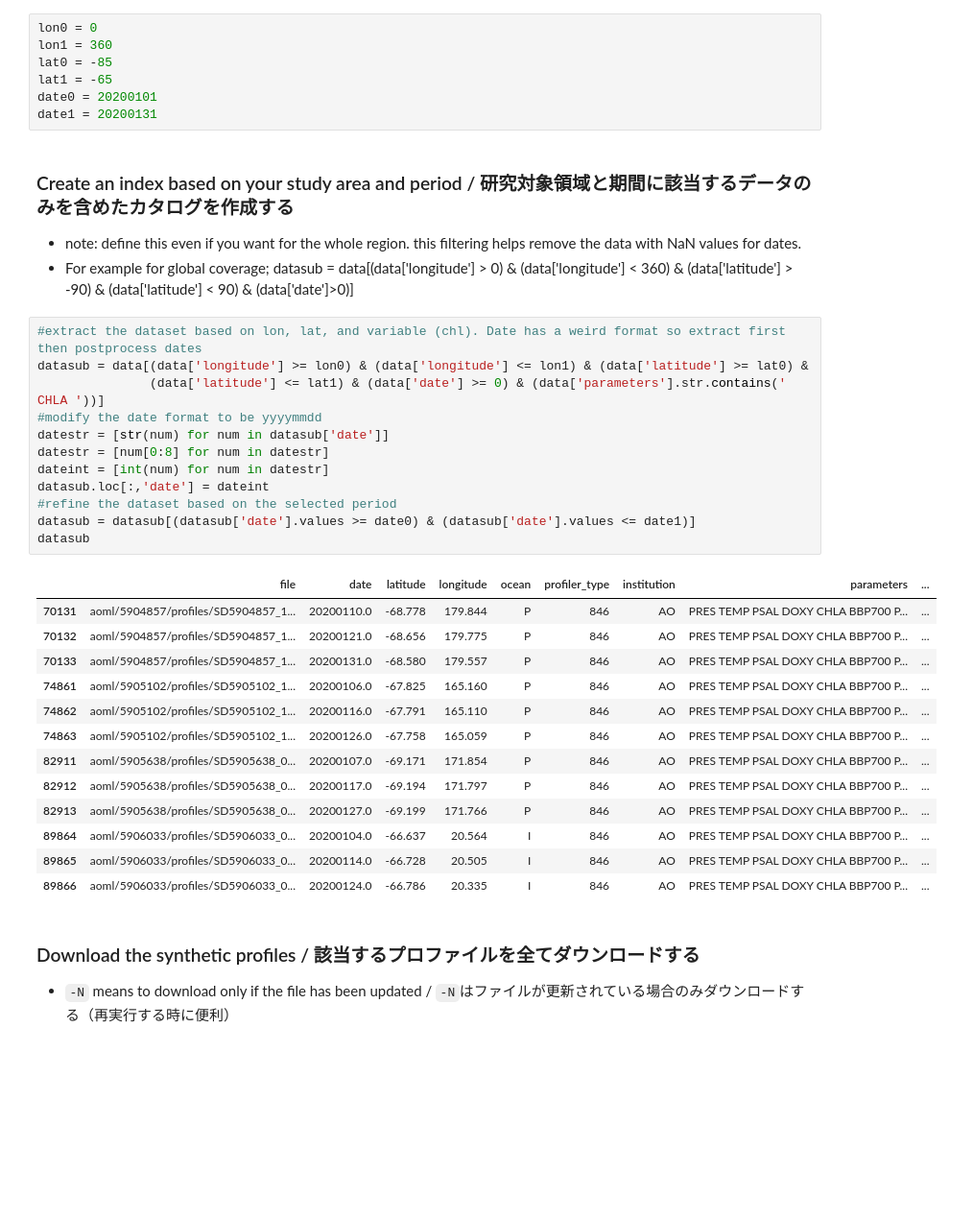
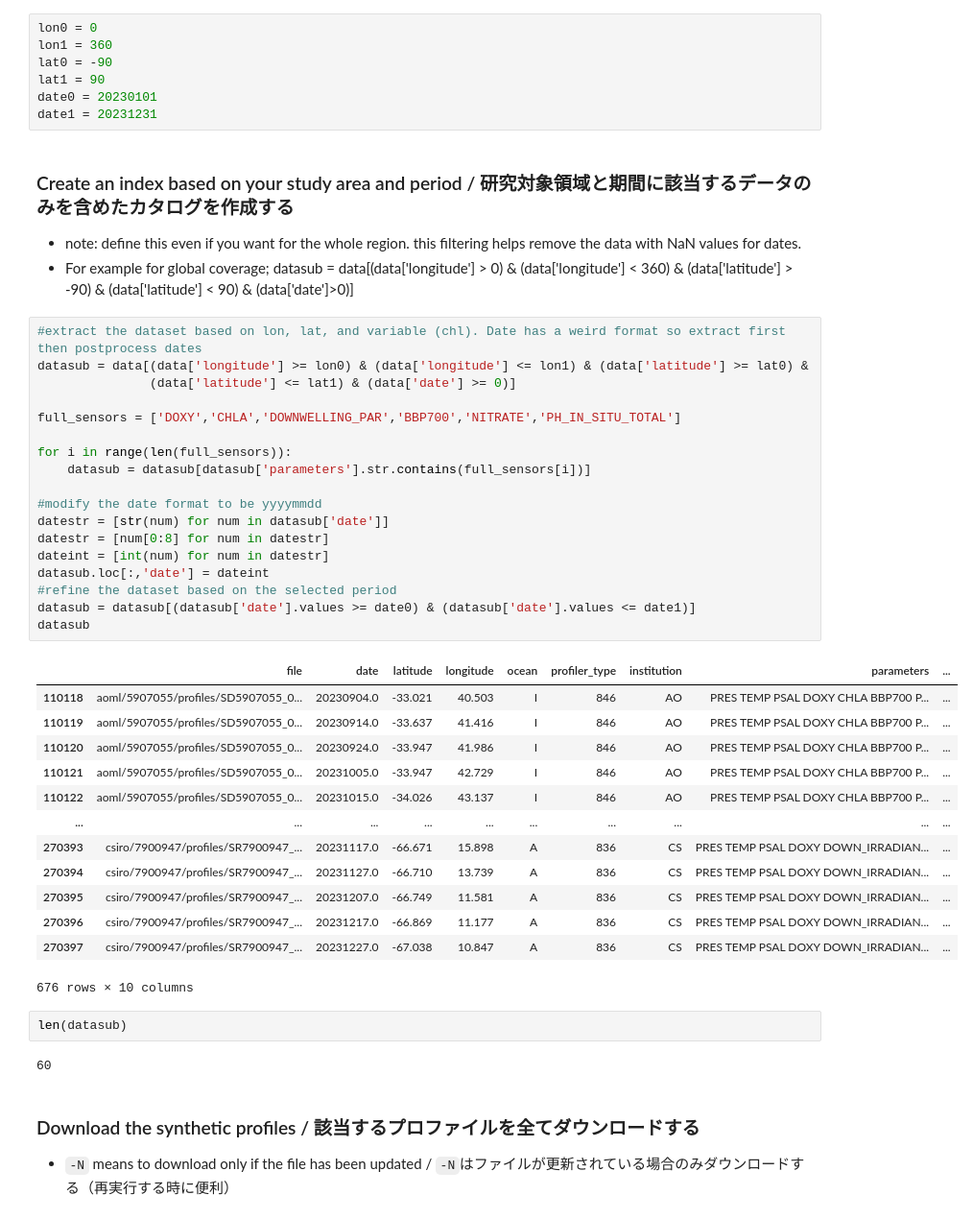
Before and after one commit to hakaseh/echoes-ss2024, a Jupyter notebook: download-argo.ipynb, the cells around one changed output. Shown at 96% size. Saved outputs shown, nothing was run; the diff lists cells and outputs as text; blank space fills up the shorter version.

Commit message:
modify to subset based on full sensors

```diff
--- a/download-argo.ipynb
+++ b/download-argo.ipynb
@@ -42,10 +42,10 @@ For the period, specify the first and last dates in the yyyymmdd format / 期間
 # %%
 lon0 = 0
 lon1 = 360
-lat0 = -85
-lat1 = -65
-date0 = 20200101
-date1 = 20200131
+lat0 = -90
+lat1 = 90
+date0 = 20230101
+date1 = 20231231
 # %% [markdown]
 ### Create an index based on your study area and period / 研究対象領域と期間に該当するデータのみを含めたカタログを作成する
 - note: define this even if you want for the whole region. this filtering helps remove the data with NaN values for dates.
@@ -54,29 +54,39 @@ datasub = data[(data['longitude'] > 0) & (data['longitude'] < 360) & (data['lati
 # %%
 #extract the dataset based on lon, lat, and variable (chl). Date has a weird format so extract first then postprocess dates
 datasub = data[(data['longitude'] >= lon0) & (data['longitude'] <= lon1) & (data['latitude'] >= lat0) &
-               (data['latitude'] <= lat1) & (data['date'] >= 0) & (data['parameters'].str.contains(' CHLA '))]
+               (data['latitude'] <= lat1) & (data['date'] >= 0)]
+
+full_sensors = ['DOXY','CHLA','DOWNWELLING_PAR','BBP700','NITRATE','PH_IN_SITU_TOTAL']
+
+for i in range(len(full_sensors)):
+    datasub = datasub[datasub['parameters'].str.contains(full_sensors[i])]
+
 #modify the date format to be yyyymmdd
 datestr = [str(num) for num in datasub['date']]
 datestr = [num[0:8] for num in datestr]
 dateint = [int(num) for num in datestr]
 datasub.loc[:,'date'] = dateint
 #refine the dataset based on the selected period
 datasub = datasub[(datasub['date'].values >= date0) & (datasub['date'].values <= date1)]
 datasub
 # %% [output]
 |  | file | date | latitude | longitude | ocean | profiler_type | institution | parameters | ... |
-| 70131 | aoml/5904857/profiles/SD5904857_1... | 20200110.0 | -68.778 | 179.844 | P | 846 | AO | PRES TEMP PSAL DOXY CHLA BBP700 P... | ... |
-| 70132 | aoml/5904857/profiles/SD5904857_1... | 20200121.0 | -68.656 | 179.775 | P | 846 | AO | PRES TEMP PSAL DOXY CHLA BBP700 P... | ... |
-| 70133 | aoml/5904857/profiles/SD5904857_1... | 20200131.0 | -68.580 | 179.557 | P | 846 | AO | PRES TEMP PSAL DOXY CHLA BBP700 P... | ... |
-| 74861 | aoml/5905102/profiles/SD5905102_1... | 20200106.0 | -67.825 | 165.160 | P | 846 | AO | PRES TEMP PSAL DOXY CHLA BBP700 P... | ... |
-| 74862 | aoml/5905102/profiles/SD5905102_1... | 20200116.0 | -67.791 | 165.110 | P | 846 | AO | PRES TEMP PSAL DOXY CHLA BBP700 P... | ... |
-| 74863 | aoml/5905102/profiles/SD5905102_1... | 20200126.0 | -67.758 | 165.059 | P | 846 | AO | PRES TEMP PSAL DOXY CHLA BBP700 P... | ... |
-| 82911 | aoml/5905638/profiles/SD5905638_0... | 20200107.0 | -69.171 | 171.854 | P | 846 | AO | PRES TEMP PSAL DOXY CHLA BBP700 P... | ... |
-| 82912 | aoml/5905638/profiles/SD5905638_0... | 20200117.0 | -69.194 | 171.797 | P | 846 | AO | PRES TEMP PSAL DOXY CHLA BBP700 P... | ... |
-| 82913 | aoml/5905638/profiles/SD5905638_0... | 20200127.0 | -69.199 | 171.766 | P | 846 | AO | PRES TEMP PSAL DOXY CHLA BBP700 P... | ... |
-| 89864 | aoml/5906033/profiles/SD5906033_0... | 20200104.0 | -66.637 | 20.564 | I | 846 | AO | PRES TEMP PSAL DOXY CHLA BBP700 P... | ... |
-| 89865 | aoml/5906033/profiles/SD5906033_0... | 20200114.0 | -66.728 | 20.505 | I | 846 | AO | PRES TEMP PSAL DOXY CHLA BBP700 P... | ... |
-| 89866 | aoml/5906033/profiles/SD5906033_0... | 20200124.0 | -66.786 | 20.335 | I | 846 | AO | PRES TEMP PSAL DOXY CHLA BBP700 P... | ... |
+| 110118 | aoml/5907055/profiles/SD5907055_0... | 20230904.0 | -33.021 | 40.503 | I | 846 | AO | PRES TEMP PSAL DOXY CHLA BBP700 P... | ... |
+| 110119 | aoml/5907055/profiles/SD5907055_0... | 20230914.0 | -33.637 | 41.416 | I | 846 | AO | PRES TEMP PSAL DOXY CHLA BBP700 P... | ... |
+| 110120 | aoml/5907055/profiles/SD5907055_0... | 20230924.0 | -33.947 | 41.986 | I | 846 | AO | PRES TEMP PSAL DOXY CHLA BBP700 P... | ... |
+| 110121 | aoml/5907055/profiles/SD5907055_0... | 20231005.0 | -33.947 | 42.729 | I | 846 | AO | PRES TEMP PSAL DOXY CHLA BBP700 P... | ... |
+| 110122 | aoml/5907055/profiles/SD5907055_0... | 20231015.0 | -34.026 | 43.137 | I | 846 | AO | PRES TEMP PSAL DOXY CHLA BBP700 P... | ... |
+| ... | ... | ... | ... | ... | ... | ... | ... | ... | ... |
+| 270393 | csiro/7900947/profiles/SR7900947_... | 20231117.0 | -66.671 | 15.898 | A | 836 | CS | PRES TEMP PSAL DOXY DOWN_IRRADIAN... | ... |
+| 270394 | csiro/7900947/profiles/SR7900947_... | 20231127.0 | -66.710 | 13.739 | A | 836 | CS | PRES TEMP PSAL DOXY DOWN_IRRADIAN... | ... |
+| 270395 | csiro/7900947/profiles/SR7900947_... | 20231207.0 | -66.749 | 11.581 | A | 836 | CS | PRES TEMP PSAL DOXY DOWN_IRRADIAN... | ... |
+| 270396 | csiro/7900947/profiles/SR7900947_... | 20231217.0 | -66.869 | 11.177 | A | 836 | CS | PRES TEMP PSAL DOXY DOWN_IRRADIAN... | ... |
+| 270397 | csiro/7900947/profiles/SR7900947_... | 20231227.0 | -67.038 | 10.847 | A | 836 | CS | PRES TEMP PSAL DOXY DOWN_IRRADIAN... | ... |
+676 rows × 10 columns
+# %%
+len(datasub)
+# %% [output]
+60
 # %% [markdown]
 ### Download the synthetic profiles / 該当するプロファイルを全てダウンロードする
 - `-N` means to download only if the file has been updated / `-N`はファイルが更新されている場合のみダウンロードする（再実行する時に便利）
```
Also changed, not shown: parts of 3 cells of this notebook.
